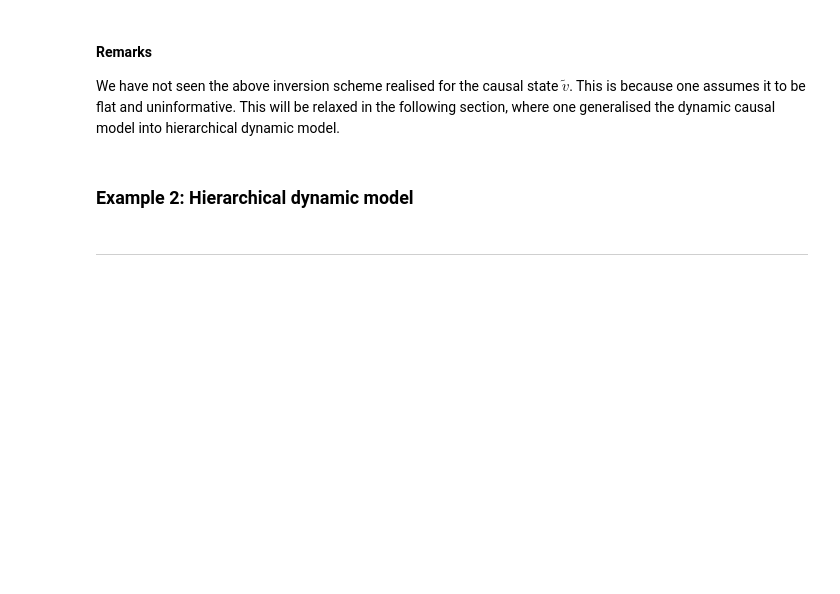
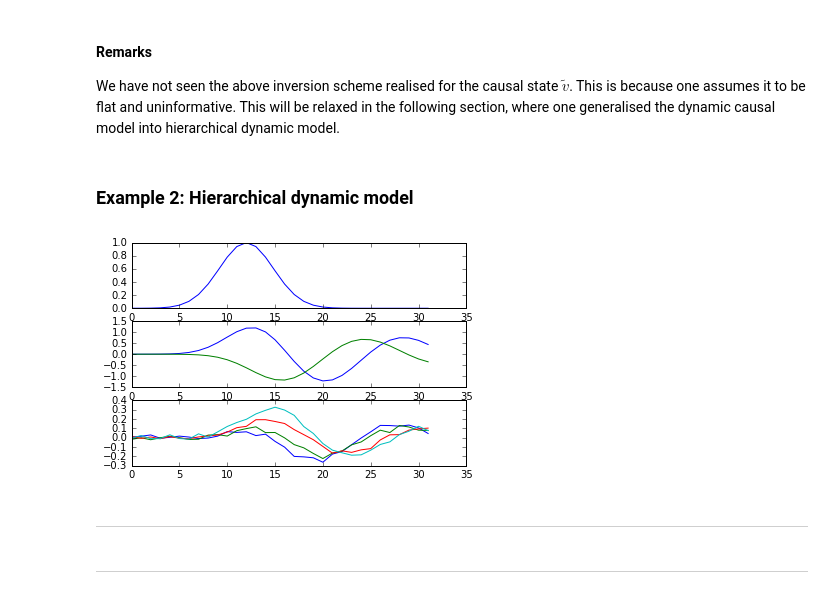
Before and after one commit to arayabrain/demtutorial, a Jupyter notebook: Laplace approximation for dynamic model.ipynb, the cells around one changed output. Saved outputs shown, nothing was run; the diff lists cells and outputs as text; code cells hidden in the pictures; blank space fills up the shorter version.

```diff
--- a/Laplace approximation for dynamic model.ipynb
+++ b/Laplace approximation for dynamic model.ipynb
@@ -748,0 +756,43 @@ We have not seen the above inversion scheme realised for the causal state $\tild
+# %%
+pPz = np.exp(8)
+pPw = np.exp(16)
+z1 = stat.multivariate_normal(mean=[0, 0, 0, 0], cov=np.eye(4) / pPz)
+w1 = stat.multivariate_normal(mean=[0, 0], cov=np.eye(2) / pPw)
+dt = 0.5
+v = []  # dim=1
+x = []  # dim=2
+Y = []  # dim=4
+
+Coef = {}
+Coef[1] = np.array([
+    [.1250,  .1633],
+    [.1250,  .0676],
+    [.1250, -.0676],
+    [.1250, -.1633]])
+Coef[2] = np.array([
+    [-.25,  1.00],
+    [-.50, - .25]])
+Coef[3] = np.array([1, 0])
+x0 = [0, 0]
+
+for t in range(32):
+    t0 = (t - 12) * dt
+    v0 = np.exp(-0.25 * (t0 ** 2))
+    f = np.dot(Coef[2], x0) + np.dot(Coef[3], v0)
+    g = np.dot(Coef[1], x0)
+    x0 = x0 + dt * f  + w1.rvs()
+    y0 = g + z1.rvs()
+    v.append(v0)
+    x.append(x0)
+    Y.append(y0)
+# %%
+plt.subplot(311)
+plt.plot(v);
+plt.subplot(312)
+plt.plot(x);
+plt.subplot(313)
+plt.plot(Y);
+# %% [output]
+[figure, added]
+# %% [markdown]
+___
```
Also changed, not shown: parts of 2 cells of this notebook.
